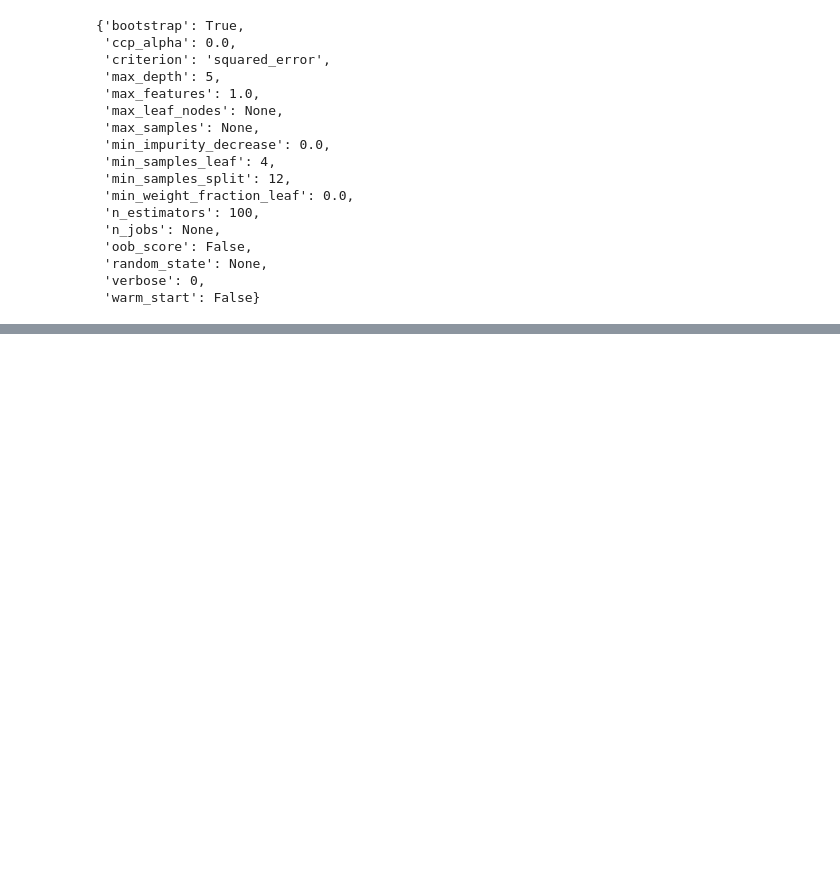
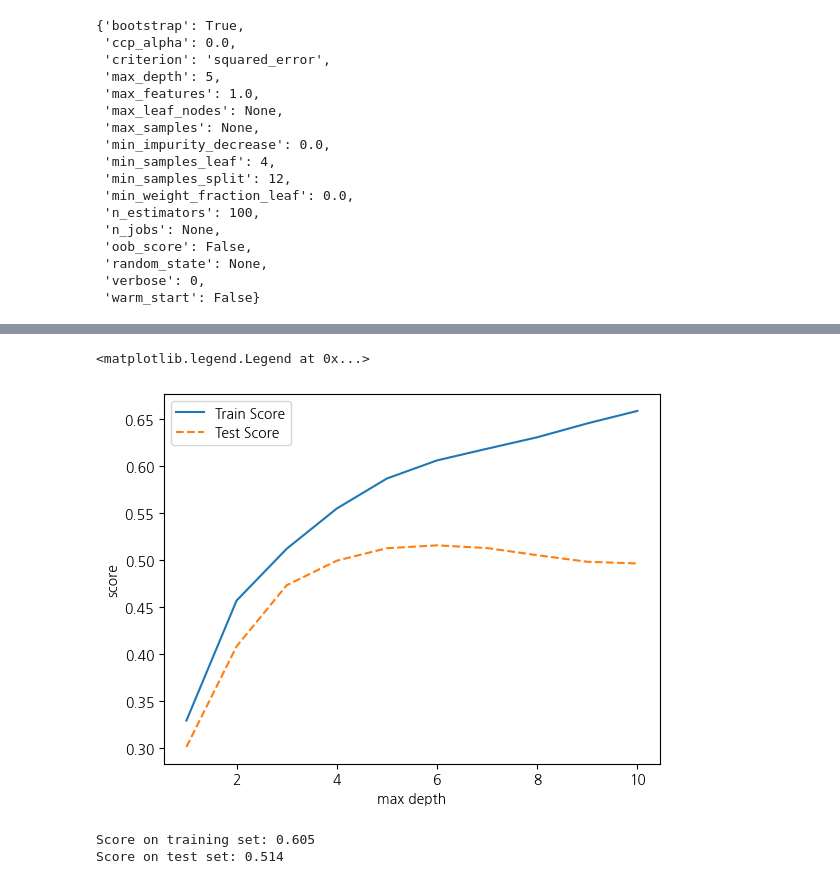
Before and after one commit to Seojiii/kurly_project, a Jupyter notebook: 0318_js_randomforest.ipynb, the cells around one changed output, grey strips where cells are left out. Drawn from its saved outputs; the diff is of its cells as text; code cells hidden in the pictures; blank space fills up the shorter version.

```diff
--- a/0318_js_randomforest.ipynb
+++ b/0318_js_randomforest.ipynb
@@ -447,0 +686,20 @@ print("\nbest score: \n{}".format(grid_rf.best_score_.round(3)))
+# %%
+# train 및 test 설명력 결과 저장
+train_score = []; test_score = []
+# max_depth: 최대 깊이 변경
+para_depth = [depth for depth in range(1, 11)]
+
+for v_max_depth in para_depth:
+    rf = RandomForestRegressor(n_estimators = 100,
+                               min_samples_leaf = 5, min_samples_split = 8,
+                               max_depth = v_max_depth)
+    rf.fit(df_train_x, df_train_y)
+    train_score.append(rf.score(df_train_x, df_train_y))
+    test_score.append(rf.score(df_test_x, df_test_y))
+
+# 데이터 테이블로 저장
+df_score_depth = pd.DataFrame()
+df_score_depth["Depth"] = para_depth
+df_score_depth["TrainScore"] = train_score
+df_score_depth["TestScore"] = test_score
+df_score_depth.round(3)
@@ -447,0 +718,20 @@ print("\nbest score: \n{}".format(grid_rf.best_score_.round(3)))
+# %%
+# 모델 설명력 그래프 확인
+plt.plot(para_depth, train_score, linestyle = "-", label = "Train Score")
+plt.plot(para_depth, test_score, linestyle = "--", label = "Test Score")
+plt.ylabel("score"); plt.xlabel("max depth")
+plt.legend()
+# %% [output]
+<matplotlib.legend.Legend at 0x...>
+[figure, added]
+# %%
+rf_final = RandomForestRegressor(n_estimators = 100, min_samples_leaf = 5,
+                                 min_samples_split = 8, max_depth = 6)
+rf_final.fit(df_train_x, df_train_y)
+# Train 데이터 설명력
+print("Score on training set: {:.3f}".format(rf_final.score(df_train_x, df_train_y)))
+# Test 데이터 설명력
+print("Score on test set: {:.3f}".format(rf_final.score(df_test_x, df_test_y)))
+# %% [output]
+Score on training set: 0.605
+Score on test set: 0.514
```
Also changed, not shown: parts of 31 cells of this notebook.
